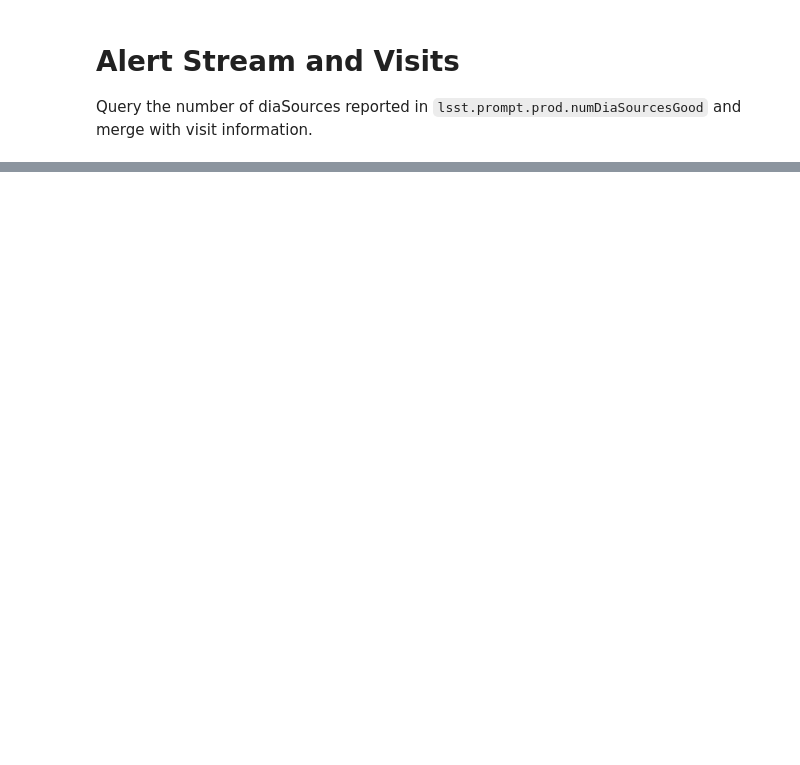
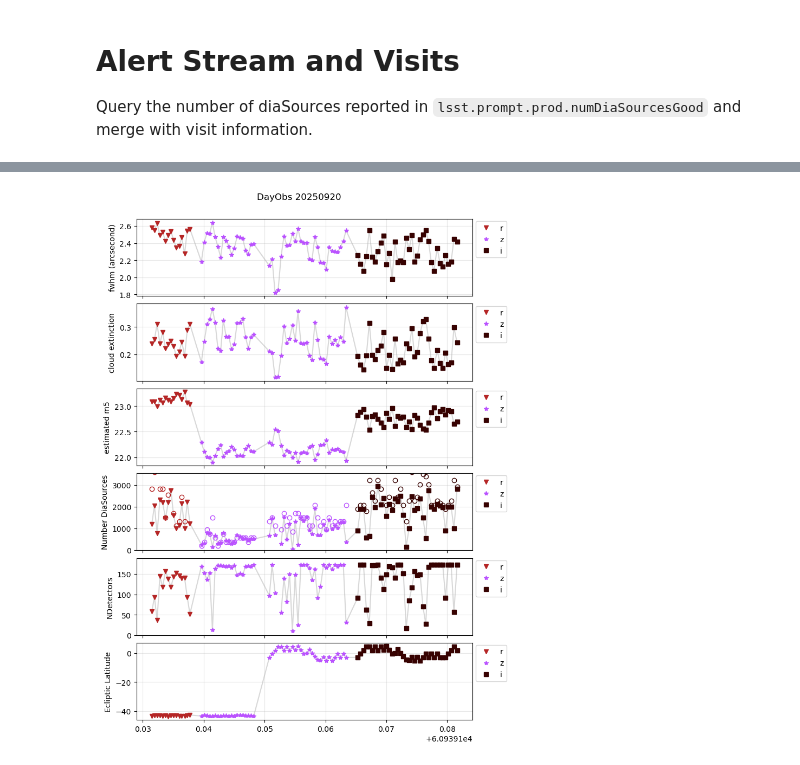
Before and after one commit to lsst-sims/rubin_nights, a Jupyter notebook: notebooks/Alerts.ipynb, the cells around one changed output, grey strips where cells are left out. Drawn from its saved outputs; the diff is of its cells as text; code cells hidden in the pictures; blank space fills up the shorter version.

```diff
--- a/notebooks/Alerts.ipynb
+++ b/notebooks/Alerts.ipynb
@@ -70,0 +117,58 @@ if len(vv) > 0:
+# %%
+fig, ax = plt.subplots(6, 1, figsize=(8, 12), sharex=True)
+
+fig.subplots_adjust(hspace=0.1)
+i = 0
+for b in vv.band.unique():
+    q = vv.query("band == @b")
+    ax[i].plot(q.obs_start_mjd, q.fwhm_eff, linestyle='', marker=markers[b], color=colors[b], label=b)
+ax[i].plot(vv.obs_start_mjd, vv.fwhm_eff, '-', color='gray', alpha=0.3, zorder=0)
+ax[i].legend(loc=(1.01, 0.5))
+ax[i].set_ylabel("fwhm (arcsecond)")
+ax[i].grid(alpha=0.3)
+i += 1
+for b in vv.band.unique():
+    q = vv.query("band == @b")
+    ax[i].plot(q.obs_start_mjd, q.clouds, linestyle='', marker=markers[b], color=colors[b], label=b)
+ax[i].plot(vv.obs_start_mjd, vv.clouds, '-', color='gray', alpha=0.3, zorder=0)
+ax[i].legend(loc=(1.01, 0.5))
+ax[i].set_ylabel("cloud extinction")
+ax[i].grid(alpha=0.3)
+i += 1
+for b in vv.band.unique():
+    q = vv.query("band == @b")
+    ax[i].plot(q.obs_start_mjd, q.cat_m5, linestyle='', marker=markers[b], color=colors[b], label=b)
+ax[i].plot(vv.obs_start_mjd, vv.cat_m5, '-', color='gray', alpha=0.3, zorder=0)
+ax[i].legend(loc=(1.01, 0.5))
+ax[i].set_ylabel("estimated m5")
+ax[i].grid(alpha=0.3)
+i += 1
+for b in vv.band.unique():
+    q = vv.query("band == @b")
+    ax[i].plot(q.obs_start_mjd, q.numGoodDiaSources_median*189, linestyle='', marker='o', color='none', markeredgecolor=colors[b])
+    ax[i].plot(q.obs_start_mjd, q.numGoodDiaSources_sum, linestyle='', marker=markers[b], color=colors[b], label=b)
+ax[i].plot(vv.obs_start_mjd, vv.numGoodDiaSources_sum, '-', color='gray', alpha=0.3, zorder=0)
+ax[i].legend(loc=(1.01, 0.5))
+ax[i].set_ylabel("Number DiaSources")
+ax[i].set_ylim(-10, vv.numGoodDiaSources_sum.max() * 1.2)
+ax[i].grid(alpha=0.3)
+i += 1
+for b in vv.band.unique():
+    q = vv.query("band == @b")
+    ax[i].plot(q.obs_start_mjd, q.nDiaDetectors_count, linestyle='', marker=markers[b], color=colors[b], label=b)
+ax[i].plot(vv.obs_start_mjd, vv.nDiaDetectors_count, '-', color='gray', alpha=0.3, zorder=0)
+ax[i].legend(loc=(1.01, 0.5))
+ax[i].set_ylabel("NDetectors")
+ax[i].set_ylim(0, 189)
+ax[i].grid(alpha=0.3)
+i += 1
+for b in vv.band.unique():
+    q = vv.query("band == @b")
+    ax[i].plot(q.obs_start_mjd, q.eclip_lat, linestyle='', marker=markers[b], color=colors[b], label=b)
+ax[i].plot(vv.obs_start_mjd, vv.eclip_lat, '-', color='gray', alpha=0.3, zorder=0)
+ax[i].legend(loc=(1.01, 0.5))
+ax[i].set_ylabel("Ecliptic Latitude")
+ax[i].grid(alpha=0.3)
+_ = fig.suptitle(f"DayObs {day_obs}", y=0.92)
+# %% [output]
+[figure, added]
```
Also changed, not shown: parts of 6 cells of this notebook.
